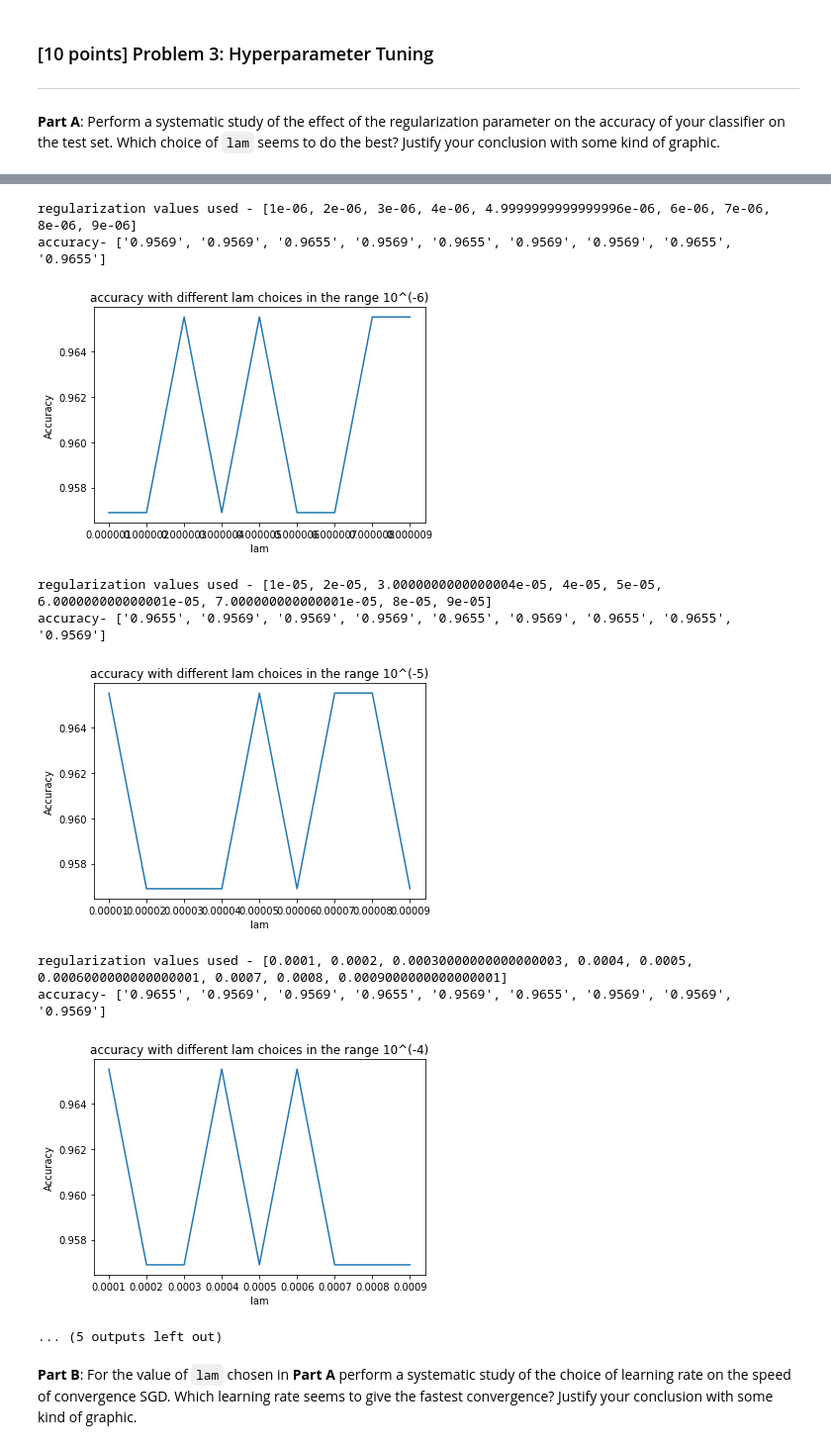
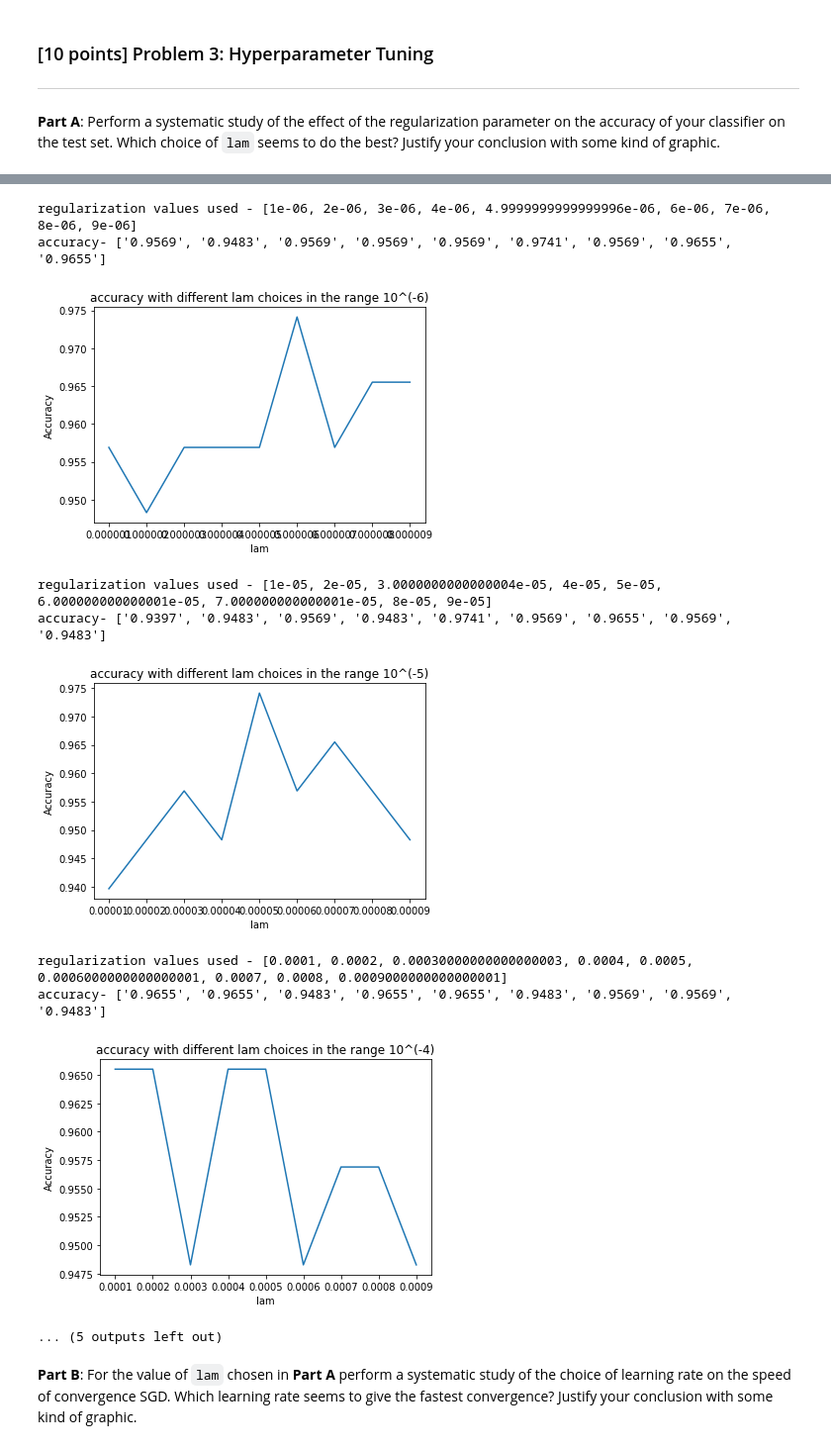
Before and after one commit to AkritiKapur/ml-5622-assignments, a Jupyter notebook: logreg/logreg.ipynb, the cells around one changed output, grey strips where cells are left out. Shown at 99% size. Drawn from its saved outputs; the diff is of its cells as text; code cells hidden in the pictures.

```diff
--- a/logreg/logreg.ipynb
+++ b/logreg/logreg.ipynb
@@ -253,6 +253,6 @@ class LogReg:
                 # update last modified iteration for feature.
                 self.memory[index] = iteration
 # %%
-lr = LogReg(train_set, test_set, lam=0.0001, eta=0.1)
+lr = LogReg(train_set, test_set, lam=0, eta=0.1)
 lr.train(isVerbose=True)
 # %% [output]
@@ -307,9 +307,9 @@ OK
 from collections import defaultdict
 lam_powers = [-10, -8, -7, -6, -5, -4, -3]
 
-epoch = 7
-# Assuming that NLL converges at 5000.
-iteration_to_see = 5000
+epoch = 3
+# Assuming that NLL converges at 3000.
+iteration_to_see = 3000
 train_set_len = len(train_set)
 
 accuracy = defaultdict(list)
@@ -318,7 +318,7 @@ for choice in lam_powers:
     for i in range(1, 10):
         lam_curr = i * pow(10, choice)
         lam_choices.append(lam_curr)
-        lr = LogReg(train_set, test_set, lam=lam_curr, eta=0.04)
+        lr = LogReg(train_set, test_set, lam=lam_curr, eta=0.1)
         lr.train(num_epochs=epoch, report_step=iteration_to_see)
         accuracy[choice].append(np.average(lr.test_acc[1:]))
 
@@ -330,10 +330,10 @@ for choice in lam_powers:
     plt.ylabel('Accuracy')
     plt.show()
 
-lam_choice = [0.01, 0.1, 0.2, 0.4, 1, 2, 10]
+lam_choice = [0, 0.01, 0.1, 0.2, 0.4, 1, 2, 10]
 accuracy = []
 for choice in lam_choice:
-    lr = LogReg(train_set, test_set, lam=choice, eta=0.04)
+    lr = LogReg(train_set, test_set, lam=choice, eta=0.1)
     lr.train(num_epochs=epoch, report_step=iteration_to_see)
     accuracy.append(np.average(lr.test_acc[1:]))
 
@@ -348,10 +348,10 @@ plt.show()
 
 """
 Based on the graph, the value of regularization that gives the highest accuracy lies
-in the window [4 * 10^(-6), 9*10^(-6)]. These consistently show good performance. Although sometimes,
-random values tend to do well. Based on the former observations
-and the graph below, My choice would be be 7 e * 10(-6) . The performance reduces with as the value of
-lambda increases from 10^(-2) to greater values.
+in the window [4 * 10^(-6), 9*10^(-6)]. These consistently show good performance. Based on the former observations
+and the graph below, My choice would be be 6 * 10(-6).
+The performance reduces as the value of lambda increases from 10^(-2) to greater values
+as can be seen from the last graph.
 """
 # %% [output]
 regularization values used - [1e-10, 2e-10, 3e-10, 4e-10, 5e-10, 6e-10, 7.000000000000001e-10, 8e-10, 9e-10]
@@ -366,12 +366,12 @@ accuracy- ['0.9569', '0.9569', '0.9569', '0.9569', '0.9655', '0.9569', '0.9655',
 regularization values used - [1e-06, 2e-06, 3e-06, 4e-06, 4.9999999999999996e-06, 6e-06, 7e-06, 8e-06, 9e-06]
-accuracy- ['0.9569', '0.9569', '0.9655', '0.9569', '0.9655', '0.9569', '0.9569', '0.9655', '0.9655']
+accuracy- ['0.9569', '0.9483', '0.9569', '0.9569', '0.9569', '0.9741', '0.9569', '0.9655', '0.9655']
-[figure, old version]
+[figure, new version]
 regularization values used - [1e-05, 2e-05, 3.0000000000000004e-05, 4e-05, 5e-05, 6.000000000000001e-05, 7.000000000000001e-05, 8e-05, 9e-05]
-accuracy- ['0.9655', '0.9569', '0.9569', '0.9569', '0.9655', '0.9569', '0.9655', '0.9655', '0.9569']
+accuracy- ['0.9397', '0.9483', '0.9569', '0.9483', '0.9741', '0.9569', '0.9655', '0.9569', '0.9483']
-[figure, old version]
+[figure, new version]
 regularization values used - [0.0001, 0.0002, 0.00030000000000000003, 0.0004, 0.0005, 0.0006000000000000001, 0.0007, 0.0008, 0.0009000000000000001]
-accuracy- ['0.9655', '0.9569', '0.9569', '0.9655', '0.9569', '0.9655', '0.9569', '0.9569', '0.9569']
+accuracy- ['0.9655', '0.9655', '0.9483', '0.9655', '0.9655', '0.9483', '0.9569', '0.9569', '0.9483']
-[figure, old version]
+[figure, new version]
 ... (5 outputs left out)
 # %% [markdown]
 **Part B**: For the value of `lam` chosen in **Part A** perform a systematic study of the choice of learning rate on the speed of convergence SGD.  Which learning rate seems to give the fastest convergence?  Justify your conclusion with some kind of graphic.
```
Also changed, not shown: parts of 6 cells of this notebook.
